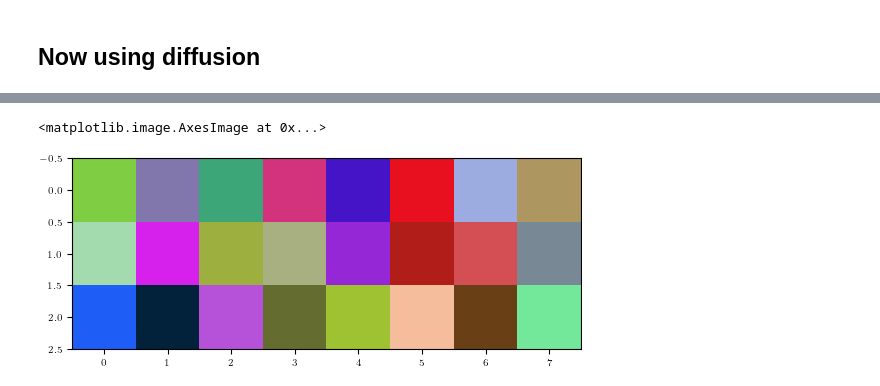
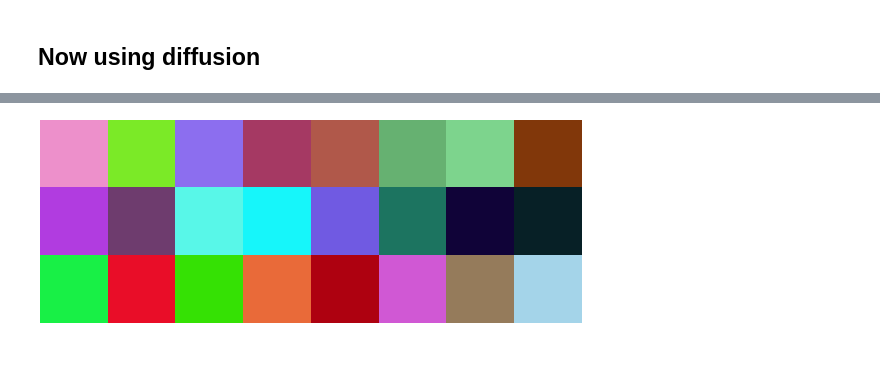
Before and after one commit to pierrelouis1998/analogbits, a Jupyter notebook: walkthrough.ipynb, the cells around one changed output, grey strips where cells are left out. Drawn from its saved outputs; the diff is of its cells as text; code cells hidden in the pictures; blank space fills up the shorter version.

```diff
--- a/walkthrough.ipynb
+++ b/walkthrough.ipynb
@@ -185,7 +200,7 @@ config = {
         'x0_clip' : 'auto',
         'b_scale' : 1.0,
         'm_kwargs' : {
-            'model_name' : 'unet',
+            'model_name' : 'custom',
             'input_shape' : (3,8,24)
         },
         'b_type' : 'uint8',
@@ -196,6 +211,7 @@ config = {
         'infer_schedule' : 'cosine',
         'td' : 0,
         'guidance' : 0,
+        'archname' : 'transunet'
     }
 }
 config = DotWiz(config)
@@ -205,0 +250,24 @@ output = model_new(train_data, train_data)
+# %%
+from tqdm import tqdm
+
+train_loss_results = []
+
+model = Model(config)
+
+images_diffusion_dataset = tf.data.Dataset.from_tensor_slices(train_data)
+dummy_labels = tf.data.Dataset.from_tensor_slices(tf.zeros_like(train_data))
+train_diffusion_dataset = tf.data.Dataset.zip((images_diffusion_dataset, dummy_labels))
+train_batch_data = train_diffusion_dataset.batch(256)
+
+num_epochs = 20
+trange = tqdm(range(num_epochs))
+trange.set_description("Custom training for analog bits")
+for epoch in trange:
+    epoch_loss_avg = tf.keras.metrics.Mean()
+    for images, labels in train_batch_data:
+        loss_value, grads = grad(model, images, labels)
+        optimizer.apply_gradients(zip(grads, model.trainable_variables))
+        epoch_loss_avg.update_state(loss_value)
+
+    train_loss_results.append(epoch_loss_avg.result())
+    trange.set_postfix(loss=f"{epoch_loss_avg.result()}")
@@ -206,10 +292,10 @@ output = model_new(train_data, train_data)
 # %%
-samples = model_new.sample(
+samples = model.sample(
     num_samples=1,
-    iterations=10
+    iterations=100
 )
 # %%
 plt.imshow(samples[0])
+_ = plt.axis('off')
 # %% [output]
-<matplotlib.image.AxesImage at 0x...>
-[figure, old version]
+[figure, new version]
```
Also changed, not shown: parts of 21 cells of this notebook, 6 other files.
